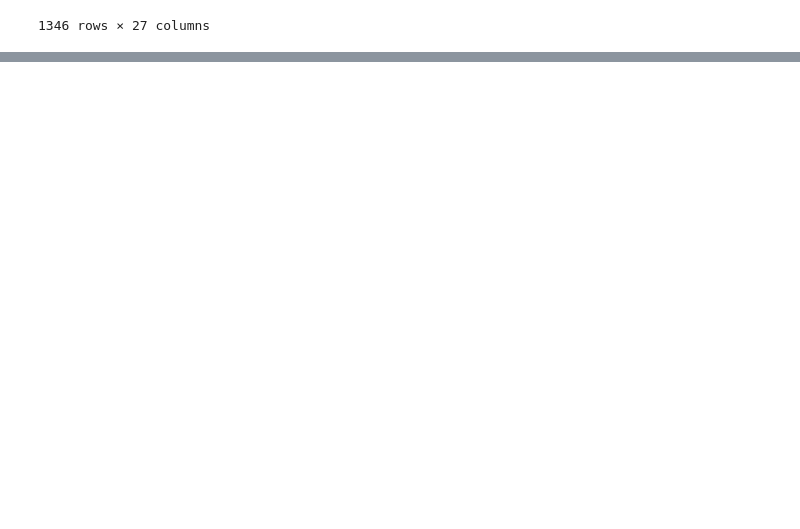
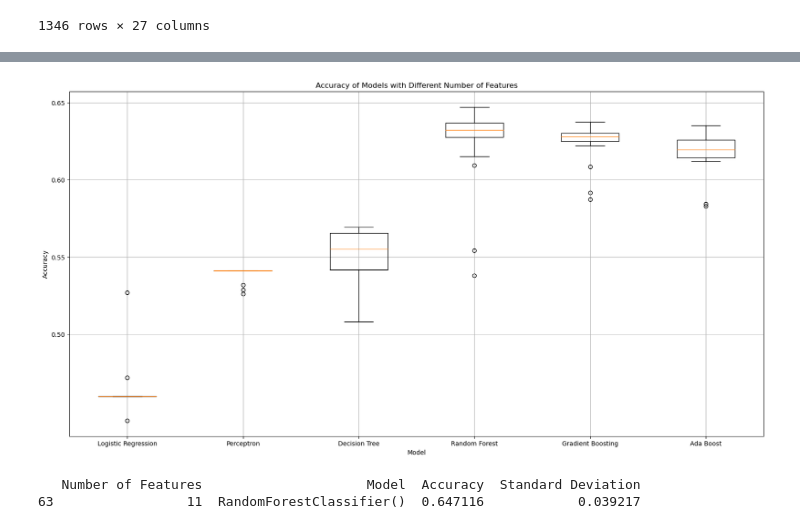
Before and after one commit to itsGarrin/Stock-Predictor-DS4400, a Jupyter notebook: src/stock_predictor.ipynb, the cells around one changed output, grey strips where cells are left out. Drawn from its saved outputs; the diff is of its cells as text; code cells hidden in the pictures; blank space fills up the shorter version.

```diff
--- a/src/stock_predictor.ipynb
+++ b/src/stock_predictor.ipynb
@@ -126,0 +67,24 @@ plt.show()
+# %%
+# Get the feature data
+X = df[df.columns[:-1]]
+# Get the target data
+y = df.iloc[:, -1]
+
+mlist = [LogisticRegression(), Perceptron(), DecisionTreeClassifier(), RandomForestClassifier(),
+         GradientBoostingClassifier(), AdaBoostClassifier()]
+
+# Create an empty DataFrame to store results
+results = pd.DataFrame(columns=['Number of Features', 'Model', 'Accuracy', 'Standard Deviation'])
+
+for i in range(1, 27):
+    for n in mlist:
+        estimator = n
+        selector = RFE(estimator, n_features_to_select=i)
+        X_new = selector.fit_transform(X, y)
+        scores = evaluate_model(estimator, X_new, y)
+        accuracy = np.mean(scores)
+        standard_deviation = np.std(scores)
+        results = pd.concat(
+            [results, pd.DataFrame({'Number of Features': [i], 'Model': [str(n)], 'Accuracy': [accuracy],
+                                    'Standard Deviation': [standard_deviation]})],
+            ignore_index=True)
@@ -126,0 +149,29 @@ plt.show()
+# %%
+# Create boxplots for each model
+plt.figure(figsize=(20, 10))
+plt.title('Accuracy of Models with Different Number of Features')
+plt.xlabel('Model')
+plt.ylabel('Accuracy')
+plt.xticks(np.arange(1, 7, 1))
+plt.yticks(np.arange(0.5, 1, 0.05))
+plt.grid()
+
+# Plot and draw lines connecting the dots for each model
+plt.boxplot([results[results['Model'] == 'LogisticRegression()'].iloc[:, 2],
+             results[results['Model'] == 'Perceptron()'].iloc[:, 2],
+             results[results['Model'] == 'DecisionTreeClassifier()'].iloc[:, 2],
+             results[results['Model'] == 'RandomForestClassifier()'].iloc[:, 2],
+             results[results['Model'] == 'GradientBoostingClassifier()'].iloc[:, 2],
+             results[results['Model'] == 'AdaBoostClassifier()'].iloc[:, 2]], labels=['Logistic Regression', 'Perceptron',
+                                                                                     'Decision Tree', 'Random Forest',
+                                                                                     'Gradient Boosting', 'Ada Boost'])
+plt.show()
+# %% [output]
+[figure, added]
+# %%
+# Get the best model
+best_model = results[results['Accuracy'] == results['Accuracy'].max()]
+print(best_model)
+# %% [output]
+   Number of Features                     Model  Accuracy  Standard Deviation
+63                 11  RandomForestClassifier()  0.647116            0.039217
```
Also changed, not shown: parts of 6 cells of this notebook.
